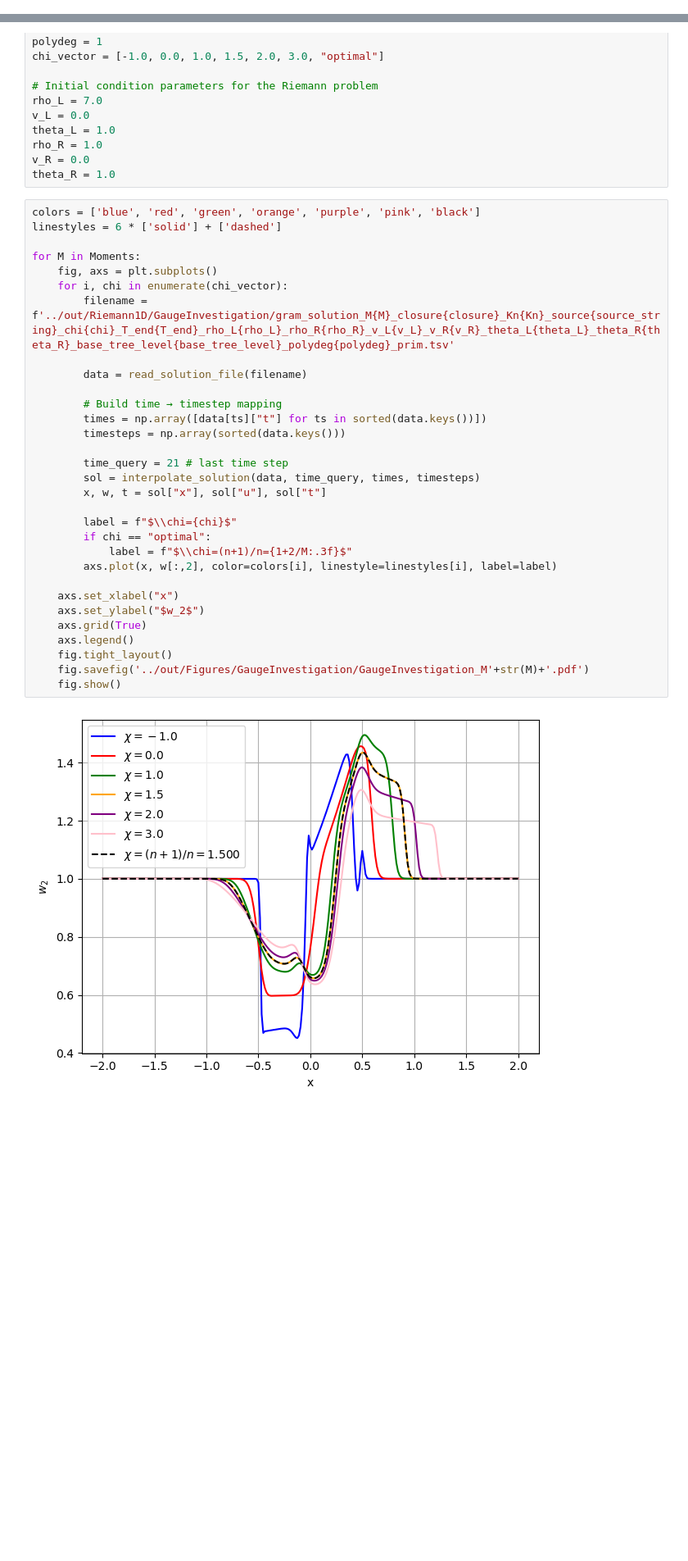
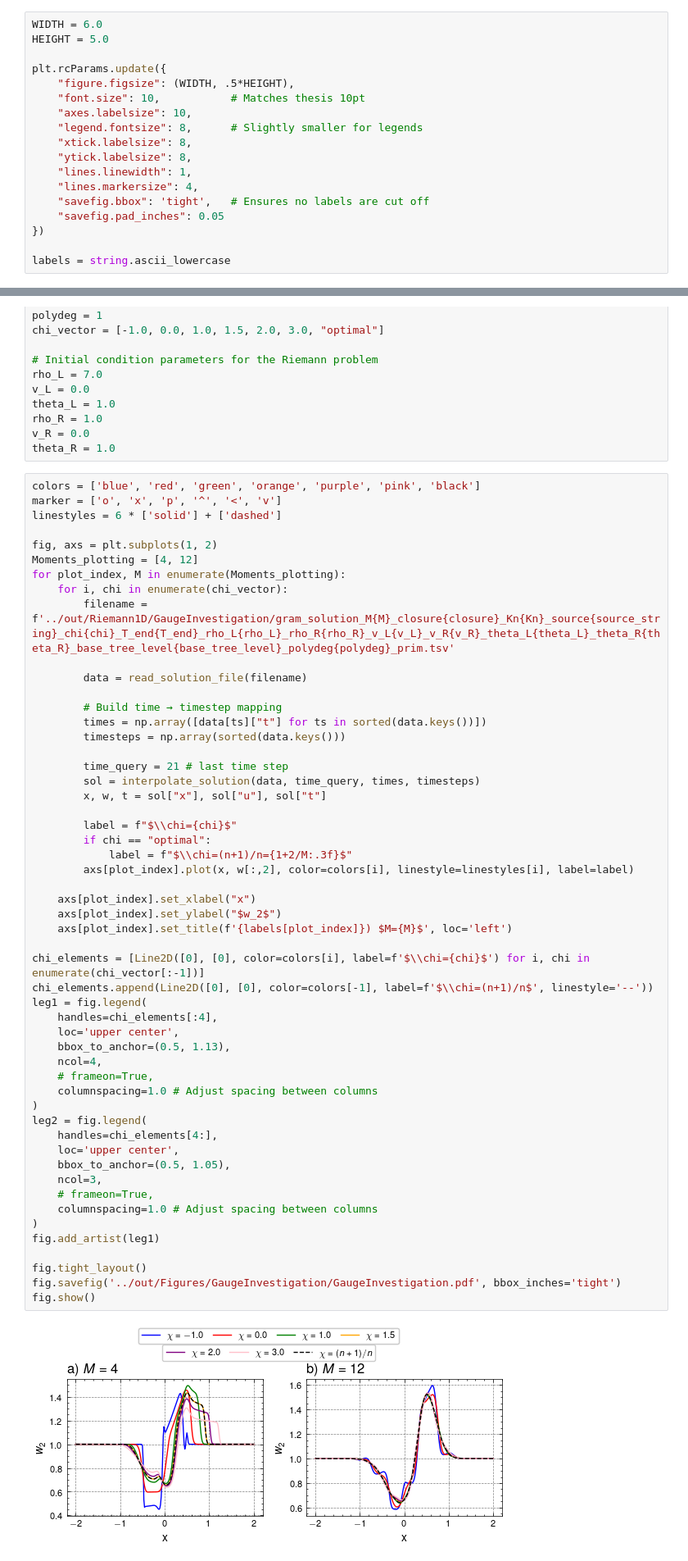
Before and after one commit to JanHab/ExtGram.jl, a Jupyter notebook: notebooks/GaugeInvariance.ipynb, the cells around one changed output, grey strips where cells are left out. Shown at 82% size. Cells and saved outputs as stored; diff of their text form; blank space fills up the shorter version.

```diff
--- a/notebooks/GaugeInvariance.ipynb
+++ b/notebooks/GaugeInvariance.ipynb
@@ -4,6 +11,24 @@ import matplotlib.pyplot as plt
 import pandas as pd
 
 from LoadTSV import *
+# %%
+WIDTH = 6.0
+HEIGHT = 5.0
+
+plt.rcParams.update({
+    "figure.figsize": (WIDTH, .5*HEIGHT),
+    "font.size": 10,           # Matches thesis 10pt
+    "axes.labelsize": 10,
+    "legend.fontsize": 8,      # Slightly smaller for legends
+    "xtick.labelsize": 8,
+    "ytick.labelsize": 8,
+    "lines.linewidth": 1,
+    "lines.markersize": 4,
+    "savefig.bbox": 'tight',   # Ensures no labels are cut off
+    "savefig.pad_inches": 0.05
+})
+
+labels = string.ascii_lowercase
 # %%
 Moments = [4, 8, 12] #![4, 6, 8, 10, 12]
 closure = "ExtGram"
@@ -23,34 +48,56 @@ v_R = 0.0
 theta_R = 1.0
 # %%
 colors = ['blue', 'red', 'green', 'orange', 'purple', 'pink', 'black']
+marker = ['o', 'x', 'p', '^', '<', 'v']
 linestyles = 6 * ['solid'] + ['dashed']
 
-for M in Moments:
-    fig, axs = plt.subplots()
+fig, axs = plt.subplots(1, 2)
+Moments_plotting = [4, 12]
+for plot_index, M in enumerate(Moments_plotting):
     for i, chi in enumerate(chi_vector):
         filename = f'../out/Riemann1D/GaugeInvestigation/gram_solution_M{M}_closure{closure}_Kn{Kn}_source{source_string}_chi{chi}_T_end{T_end}_rho_L{rho_L}_rho_R{rho_R}_v_L{v_L}_v_R{v_R}_theta_L{theta_L}_theta_R{theta_R}_base_tree_level{base_tree_level}_polydeg{polydeg}_prim.tsv'
 
         data = read_solution_file(filename)
 
         # Build time → timestep mapping
         times = np.array([data[ts]["t"] for ts in sorted(data.keys())])
         timesteps = np.array(sorted(data.keys()))
 
         time_query = 21 # last time step
         sol = interpolate_solution(data, time_query, times, timesteps)
         x, w, t = sol["x"], sol["u"], sol["t"]
 
         label = f"$\\chi={chi}$"
         if chi == "optimal":
             label = f"$\\chi=(n+1)/n={1+2/M:.3f}$"
-        axs.plot(x, w[:,2], color=colors[i], linestyle=linestyles[i], label=label)
+        axs[plot_index].plot(x, w[:,2], color=colors[i], linestyle=linestyles[i], label=label)
 
-    axs.set_xlabel("x")
-    axs.set_ylabel("$w_2$")
-    axs.grid(True)
-    axs.legend()
-    fig.tight_layout()
-    fig.savefig('../out/Figures/GaugeInvestigation/GaugeInvestigation_M'+str(M)+'.pdf')
-    fig.show()
+    axs[plot_index].set_xlabel("x")
+    axs[plot_index].set_ylabel("$w_2$")
+    axs[plot_index].set_title(f'{labels[plot_index]}) $M={M}$', loc='left')
+
+chi_elements = [Line2D([0], [0], color=colors[i], label=f'$\\chi={chi}$') for i, chi in enumerate(chi_vector[:-1])]
+chi_elements.append(Line2D([0], [0], color=colors[-1], label=f'$\\chi=(n+1)/n$', linestyle='--'))
+leg1 = fig.legend(
+    handles=chi_elements[:4],
+    loc='upper center',
+    bbox_to_anchor=(0.5, 1.13),
+    ncol=4,
+    # frameon=True,
+    columnspacing=1.0 # Adjust spacing between columns
+)
+leg2 = fig.legend(
+    handles=chi_elements[4:],
+    loc='upper center',
+    bbox_to_anchor=(0.5, 1.05),
+    ncol=3,
+    # frameon=True,
+    columnspacing=1.0 # Adjust spacing between columns
+)
+fig.add_artist(leg1)
+
+fig.tight_layout()
+fig.savefig('../out/Figures/GaugeInvestigation/GaugeInvestigation.pdf', bbox_inches='tight')
+fig.show()
 # %% [output]
-[figure, old version]
+[figure, new version]
```
Also changed, not shown: parts of 3 cells of this notebook, 3 other files.
